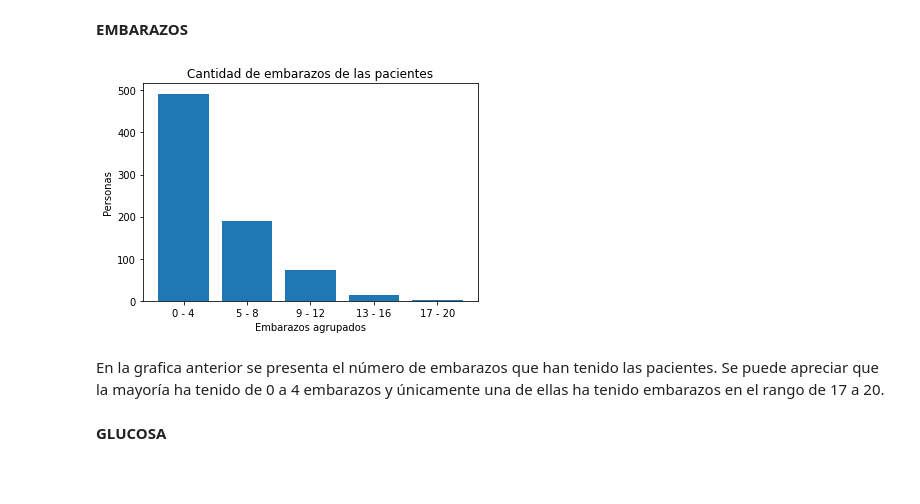
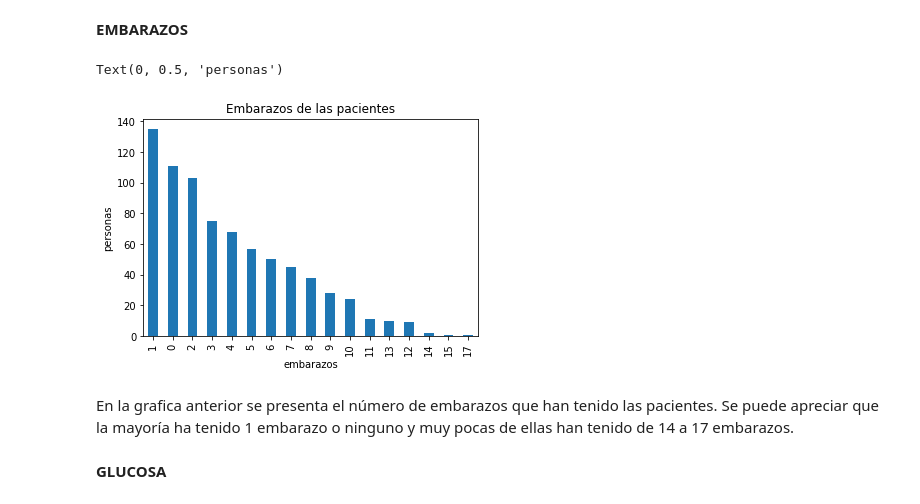
Before and after one commit to gemaramirez/HIGI2022, a Jupyter notebook: python/trabajofinal.ipynb, the cells around one changed output. Saved outputs shown, nothing was run; the diff lists cells and outputs as text; code cells hidden in the pictures; blank space fills up the shorter version.

```diff
--- a/python/trabajofinal.ipynb
+++ b/python/trabajofinal.ipynb
@@ -12,0 +15,2 @@ import pandas as pd
+# %%
+df = pd.read_excel("/content/diabetesbasedatos.xlsx")
@@ -24,20 +54,17 @@ Los parámetros que se analizaron en la base de datos y que se van a graficar a
 *   **Resultado:** Expresa el resultado final. 1 es sí, 0 es no.
 # %% [markdown]
 **EMBARAZOS**
-# %%
-x = ['0 - 4', '5 - 8', '9 - 12', '13 - 16', '17 - 20']
-y = [492, 190, 72, 13, 1]
-
-plt.bar(x, y)
-plt.xlabel('Embarazos agrupados')
-plt.ylabel('Personas')
-plt.title('Cantidad de embarazos de las pacientes')
-
-plt.show()
-# %% [output]
-[figure, removed]
+# %%
+serie_embarazos = df.Pregnancies.value_counts()
+serie_embarazos.plot.bar()
+plt.title('Embarazos de las pacientes')
+plt.xlabel('Embarazos')
+plt.ylabel('Personas')
+# %% [output]
+Text(0, 0.5, 'personas')
+[figure, added]
 # %% [markdown]
-En la grafica anterior se presenta el número de embarazos que han tenido las pacientes. Se puede apreciar que la mayoría ha tenido de 0 a 4 embarazos y únicamente una de ellas ha tenido embarazos en el rango de 17 a 20.
+En la grafica anterior se presenta el número de embarazos que han tenido las pacientes. Se puede apreciar que la mayoría ha tenido 1 embarazo o ninguno y muy pocas de ellas han tenido de 14 a 17 embarazos.
 # %% [markdown]
 **GLUCOSA**
 # %%
```
Also changed, not shown: parts of 5 cells of this notebook.
